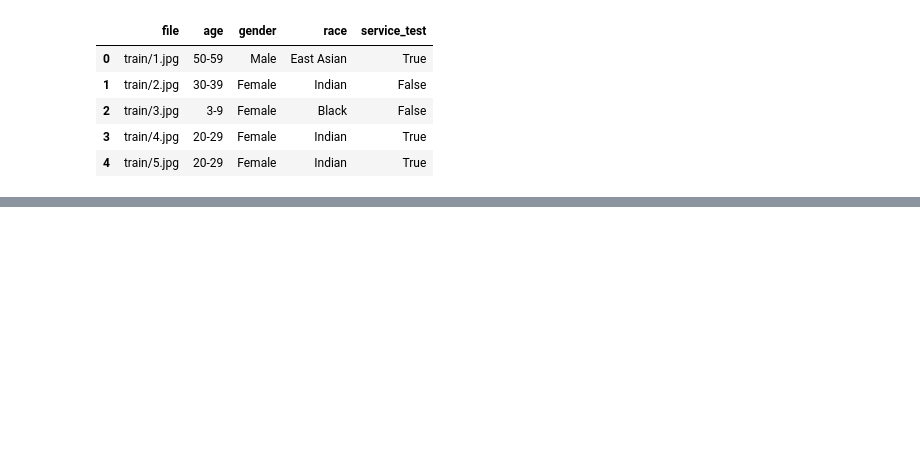
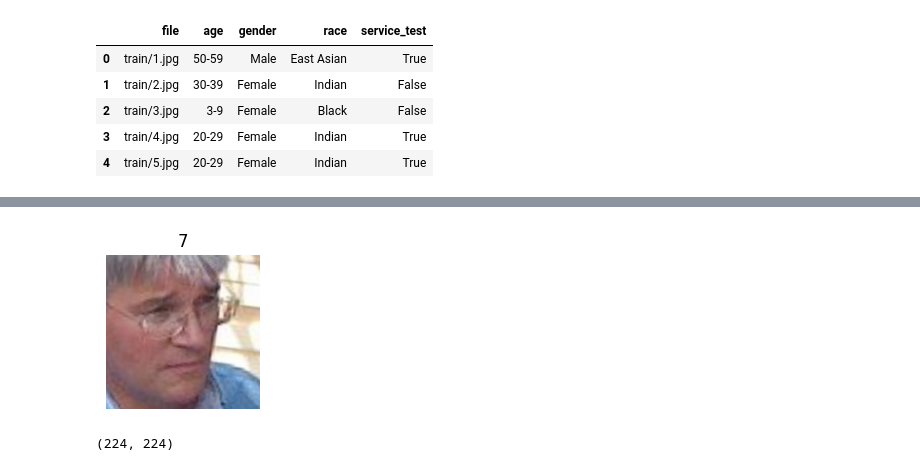
Before and after one commit to sergioar3143/AprendizajeProfundo, a Jupyter notebook: Clasificacion_grupo_etario_transformers.ipynb, the cells around one changed output, grey strips where cells are left out. Cells and saved outputs as stored; diff of their text form; code cells hidden in the pictures; blank space fills up the shorter version.

```diff
--- a/Clasificacion_grupo_etario_transformers.ipynb
+++ b/Clasificacion_grupo_etario_transformers.ipynb
@@ -77,0 +140,27 @@ df_train.head()
+# %%
+class Face_age(Dataset):
+  def __init__(self, x, y, raiz, transform = None):
+    self.x = x
+    self.y = y
+    self.raiz = raiz
+    self.transform = transform
+    self.disp = 'cuda' if torch.cuda.is_available() else 'cpu'
+
+  def __getitem__(self, idx):
+    img = PIL.Image.open(self.raiz+"/"+self.x.iloc[idx])
+    cat = self.y.iloc[idx]
+    cat = nn.functional.one_hot(torch.tensor(cat), num_classes=9)
+    cat = cat.to(dtype=torch.float32, device=self.disp)
+
+    if self.transform:
+      img = self.transform(img)
+      img = img.to(self.disp)
+
+    return img, cat
+
+  def __len__(self):
+    return len(self.x)
+# %%
+dir_raiz = 'FairFace'
+ds_ent = Face_age(X_train, y_train, dir_raiz)
+ds_ent.disp="cpu"
@@ -77,0 +177,10 @@ df_train.head()
+# %%
+plt.figure(figsize = (2,2))
+plt.imshow(img_ent)
+plt.title(cat_ent)
+plt.axis('off')
+plt.show()
+print(img_ent.size)
+# %% [output]
+[figure, added]
+(224, 224)
```
Also changed, not shown: parts of 16 cells of this notebook.
